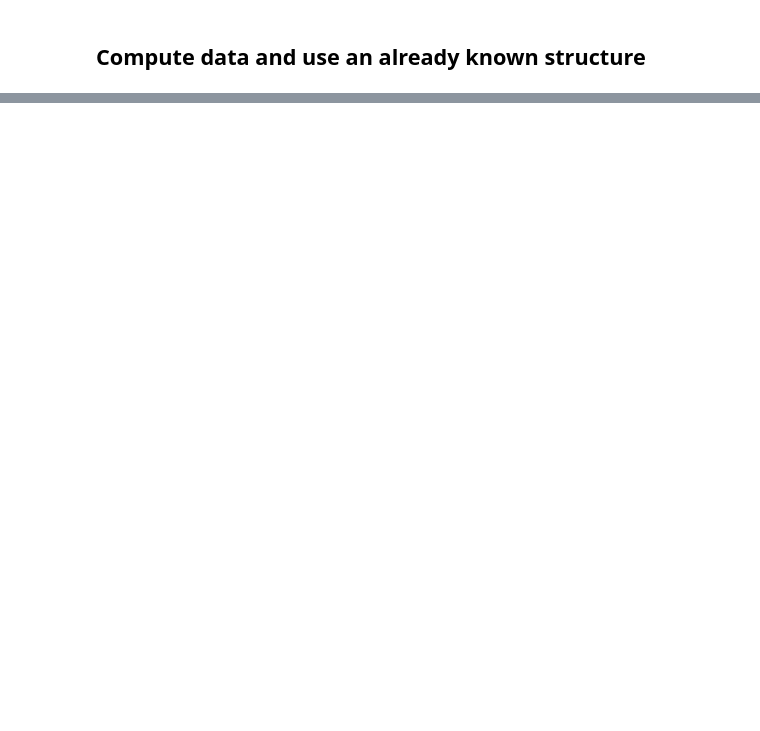
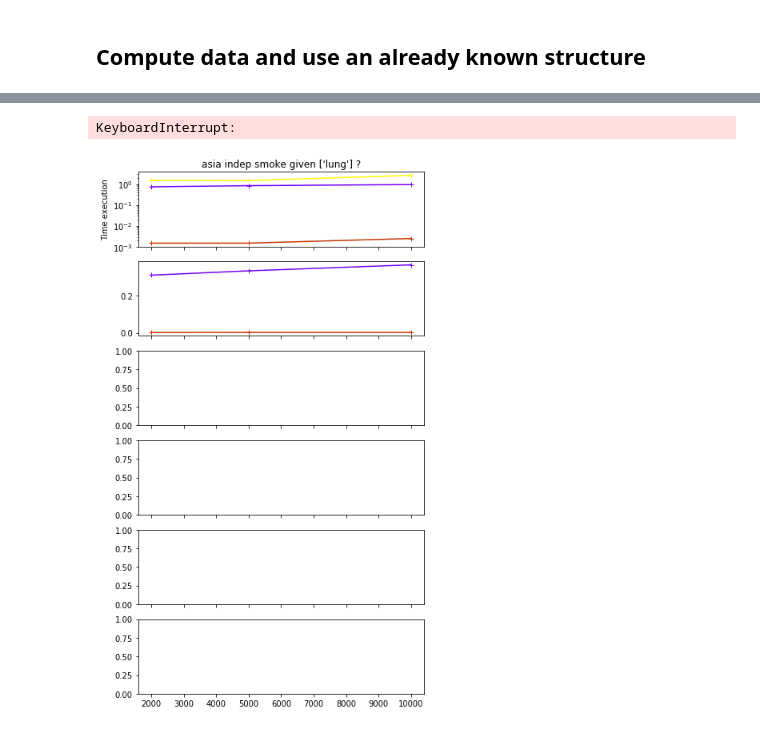
Before and after one commit to bastienchassagnol/algo_H2PC, a Jupyter notebook: Compare_learning_structure_algorithms.ipynb, the cells around one changed output, grey strips where cells are left out. Drawn from its saved outputs; the diff is of its cells as text; code cells hidden in the pictures; blank space fills up the shorter version.

```diff
--- a/Compare_learning_structure_algorithms.ipynb
+++ b/Compare_learning_structure_algorithms.ipynb
@@ -158,0 +72,6 @@ gnb.sideBySide(gnb.getBNDiff(bn_3off2,bn_3off2_constrained))
+# %%
+ntimes=20
+plot_indep_time_computation(asia_bn,lindep, ntimes,sizes,list_args_independance=[{"calculation_method":"pearson"},{"usePyAgrum":True,"calculation_method":"pearson"},{"R_test":True,"calculation_method":"pearson"}])
+# %% [output]
+KeyboardInterrupt:
+[figure, added]
```
Also changed, not shown: parts of 42 cells of this notebook, 29 other files.
